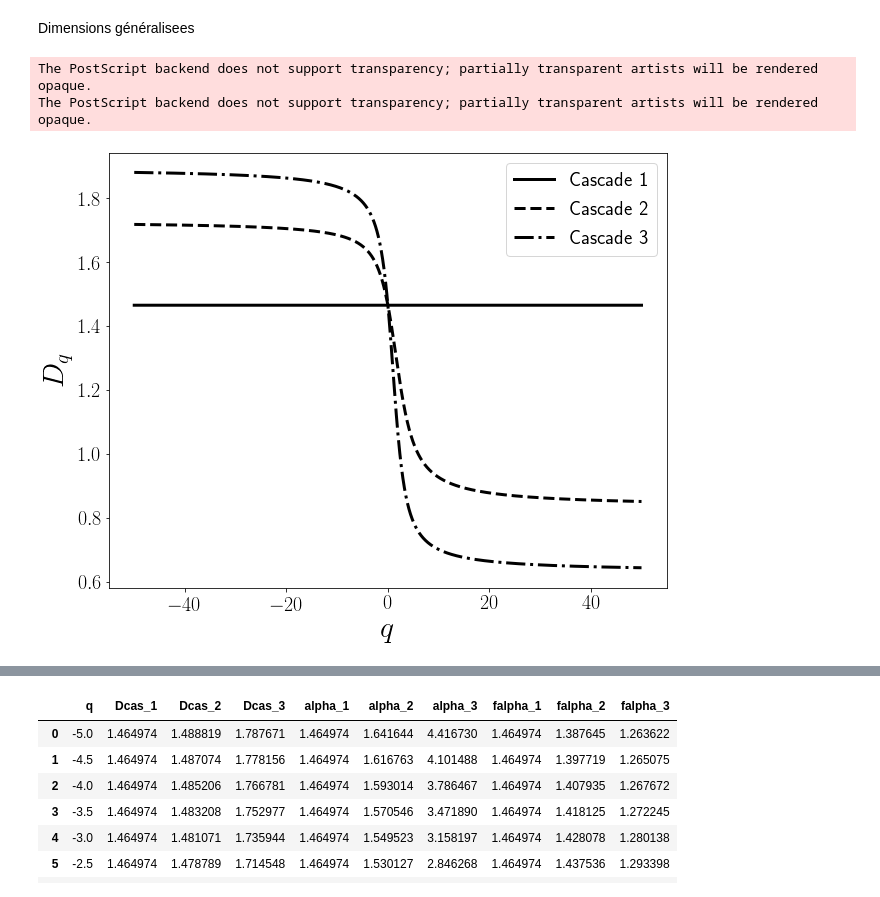
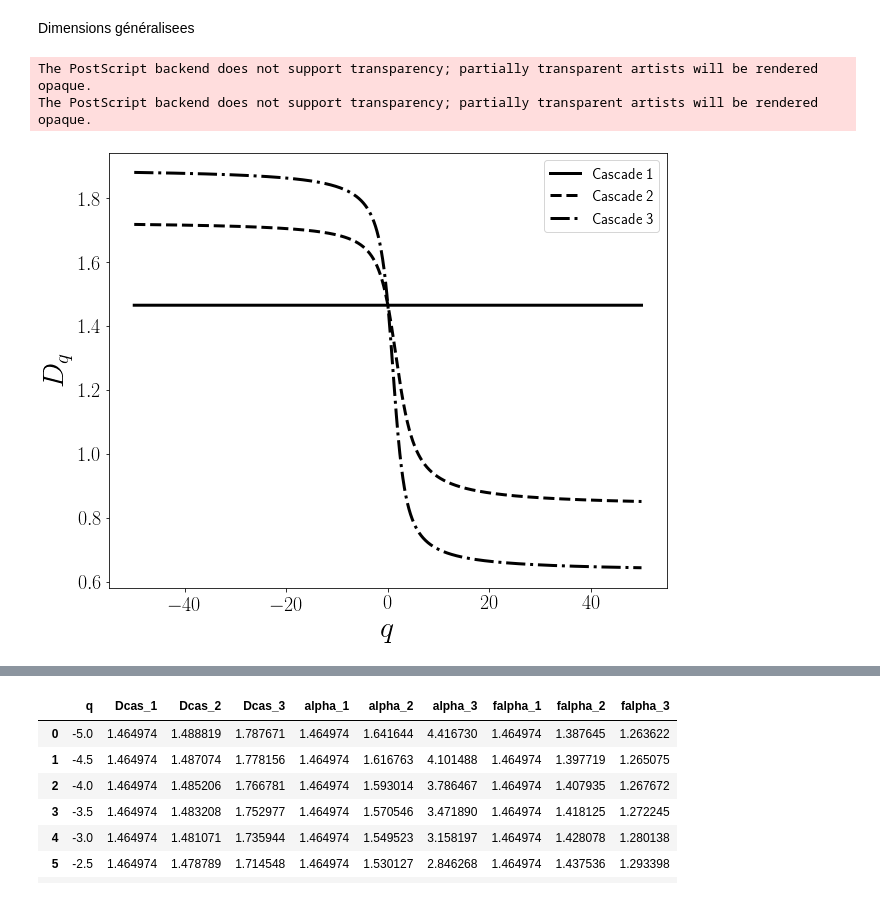
Before and after one commit to fsemecurbe/GWFA, a Jupyter notebook: image.ipynb, the cells around one changed output, grey strips where cells are left out. Cells and saved outputs as stored; diff of their text form; code cells hidden in the pictures.

Commit message:
add images

```diff
--- a/image.ipynb
+++ b/image.ipynb
@@ -79,7 +79,8 @@ for i, cas in enumerate(cass):
     fig.subplots_adjust(wspace=-0.7, hspace=-0.7)
     fig.subplots_adjust(left=0, right=0.5, bottom=0, top=0.5)
     ax1 = fig.add_subplot(111, projection='3d')
-    ax1.bar3d(X2.ravel(), Y2.ravel(), np.zeros(X2.size), 1, 1, cas.ravel(), '0.95')
+    #ax1.bar3d(X2.ravel(), Y2.ravel(), np.zeros(X2.size), 1, 1, cas.ravel(), '0.95' )
+    ax1.bar3d(X2.ravel(), Y2.ravel(), np.zeros(X2.size), 1, 1, cas.ravel(), '0.9')
     ax1.set_axis_off()
     ax1.set_zlim((0,limz2))
     ax1.azim = -60
@@ -181,18 +187,22 @@ Dimension['Dcas_3'] = Dimension.q.apply(lambda x : entropy(gen3[gen3>0],x))
 # %%
 ax = Dimension.plot.line('q', 'Dcas_1', color='black', label='Cascade 1',  linewidth=3, figsize=(10,8))
 Dimension.plot.line('q', 'Dcas_2', color='black', label='Cascade 2', ax=ax, linewidth=3, linestyle='--')
 Dimension.plot.line('q', 'Dcas_3', color='black', label='Cascade 3', ax=ax, linewidth=3, linestyle='-.')
 ax.set_ylabel('$D_q$', fontsize=30)
 ax.set_xlabel('$q$', fontsize=30)
 ax.legend(fontsize=20)
 ax.tick_params(axis='both', which='major', labelsize=20)
 ax.tick_params(axis='both', which='minor', labelsize=18)
+handles, labels = ax.get_legend_handles_labels()
+# sort both labels and handles by labels
+labels, handles = zip(*sorted(zip(labels, handles), key=lambda t: t[0]))
+ax.legend(handles, labels, fontsize=15)
 plt.savefig('dimension.png')
 plt.savefig('dimension.eps', format='eps')
 # %% [output]
 The PostScript backend does not support transparency; partially transparent artists will be rendered opaque.
 The PostScript backend does not support transparency; partially transparent artists will be rendered opaque.
-[figure, old version]
+[figure, new version]
 # %%
 def alpha(P,q):
     Pq = P**q / np.sum(P**q)
```
Also changed, not shown: parts of 5 cells of this notebook.
